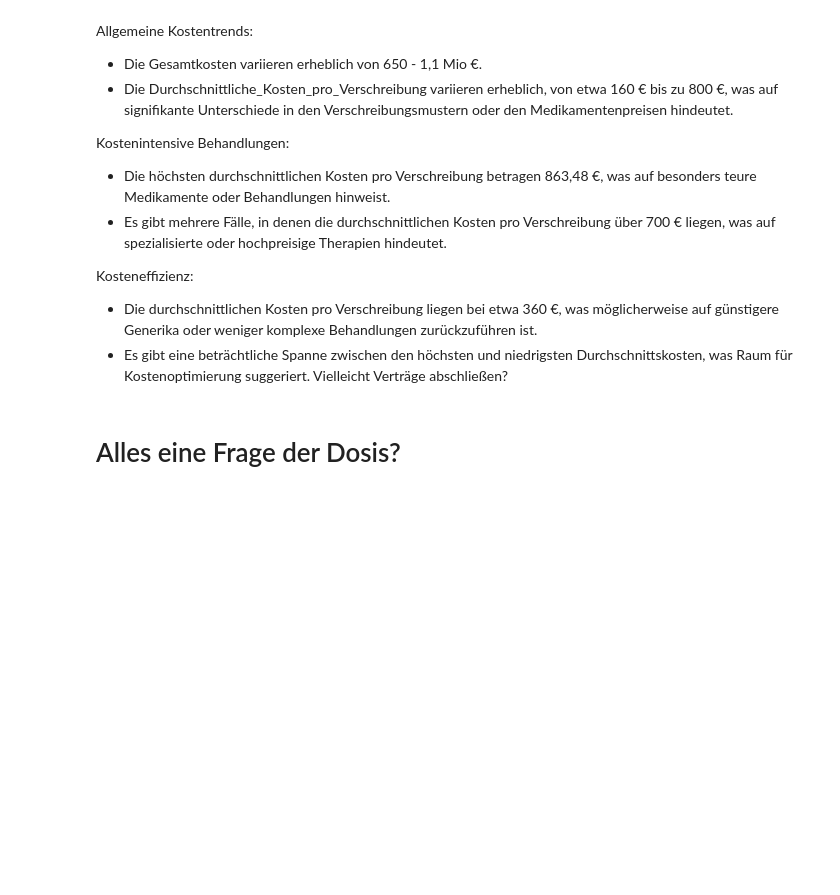
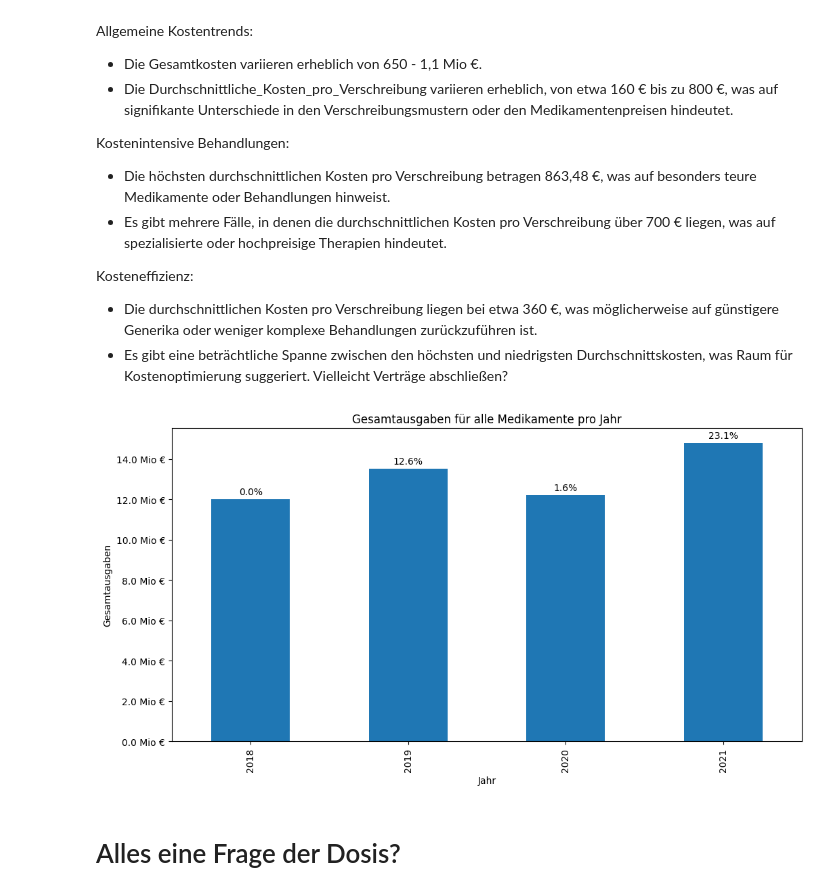
Before and after one commit to sls-mdr/supreme-disco, a Jupyter notebook: medikament.ipynb, the cells around one changed output. Saved outputs shown, nothing was run; the diff lists cells and outputs as text; code cells hidden in the pictures; blank space fills up the shorter version.

```diff
--- a/medikament.ipynb
+++ b/medikament.ipynb
@@ -9,12 +10,14 @@ from sandbox import (
 pd.set_option("display.max_rows", None)
 pd.options.display.float_format = "{:,.2f}".format
 # %%
-df = pd.read_csv('data/DATENSATZ_UEAI.csv', delimiter=',')
+df = pd.read_csv("data/DATENSATZ_UEAI.csv", delimiter=",")
 
 # Entfernen von Sonderzeichen und Buchstaben aus den Spalten Diagnose, Medikament und Eingriff
-df['Diagnose'] = df['Diagnose'].str.replace(r'[^0-9]', '', regex=True).fillna("Missing")
-df['Medikament'] = df['Medikament'].str.replace(r'[^0-9]', '', regex=True).fillna("Missing")
-df['Eingriff'] = df['Eingriff'].str.replace(r'[^0-9]', '', regex=True).fillna("Missing")
+df["Diagnose"] = df["Diagnose"].str.replace(r"[^0-9]", "", regex=True).fillna("Missing")
+df["Medikament"] = (
+    df["Medikament"].str.replace(r"[^0-9]", "", regex=True).fillna("Missing")
+)
+df["Eingriff"] = df["Eingriff"].str.replace(r"[^0-9]", "", regex=True).fillna("Missing")
 df.head()
 # %% [output]
 |  | Versnr | Jahr | Ausgaben | Diagnose | Medikament | Eingriff | Gebjahr |
@@ -87,6 +84,41 @@ Kostenintensive Behandlungen:
 Kosteneffizienz:
 - Die durchschnittlichen Kosten pro Verschreibung liegen bei etwa 360 €, was möglicherweise auf günstigere Generika oder weniger komplexe Behandlungen zurückzuführen ist.
 - Es gibt eine beträchtliche Spanne zwischen den höchsten und niedrigsten Durchschnittskosten, was Raum für Kostenoptimierung suggeriert. Vielleicht Verträge abschließen?
+# %%
+# Berechnung der Gesamtausgaben pro Jahr
+kosten_pro_jahr = df.groupby('Jahr')['Ausgaben'].sum()
+total_expenses_per_year = kosten_pro_jahr
+
+# Berechnung der relativen Steigerung im Vergleich zu 2018
+reference_year = 2018
+relative_increase = (total_expenses_per_year / total_expenses_per_year[reference_year] - 1) * 100
+
+# Funktion zum Formatieren der Achsenbeschriftungen
+def millions(x, pos):
+    return f'{x * 1e-6:.1f} Mio €'
+
+# Plotten der Gesamtausgaben pro Jahr
+fig, ax = plt.subplots(figsize=(12, 6))
+bars = total_expenses_per_year.plot(kind='bar', ax=ax)
+ax.set_title('Gesamtausgaben für alle Medikamente pro Jahr')
+ax.set_xlabel('Jahr')
+ax.set_ylabel('Gesamtausgaben')
+ax.yaxis.set_major_formatter(FuncFormatter(millions))
+
+# Hinzufügen der relativen Steigerung als Text auf die Balken
+for bar, increase in zip(bars.patches, relative_increase):
+    height = bar.get_height()
+    ax.annotate(f'{increase:.1f}%',
+                xy=(bar.get_x() + bar.get_width() / 2, height),
+                xytext=(0, 3),  # 3 points vertical offset
+                textcoords="offset points",
+                ha='center', va='bottom')
+
+
+
+plt.show()
+# %% [output]
+[figure, added]
 # %% [markdown]
 # Alles eine Frage der Dosis?
 # %%
```
Also changed, not shown: parts of 4 cells of this notebook.
